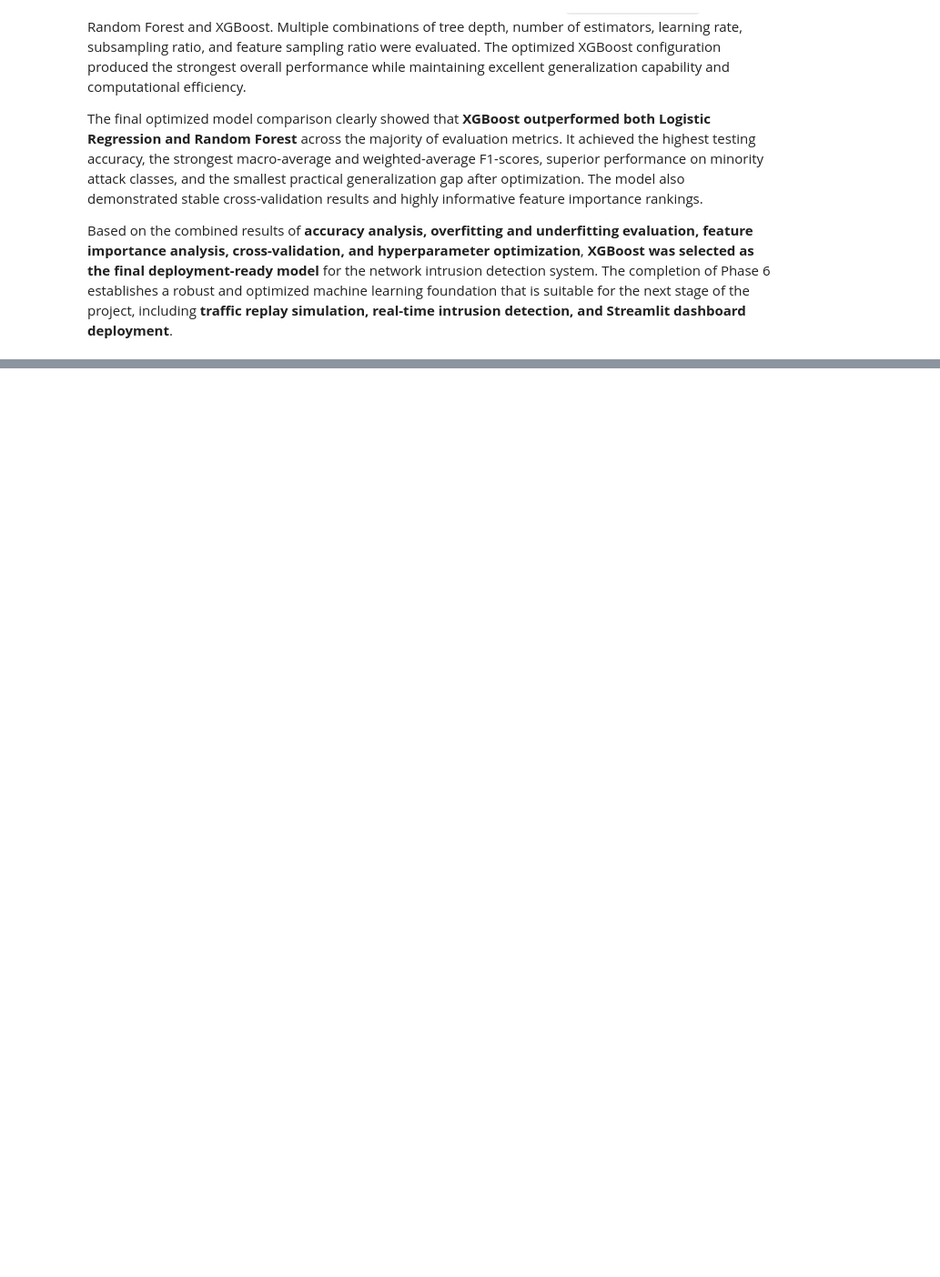
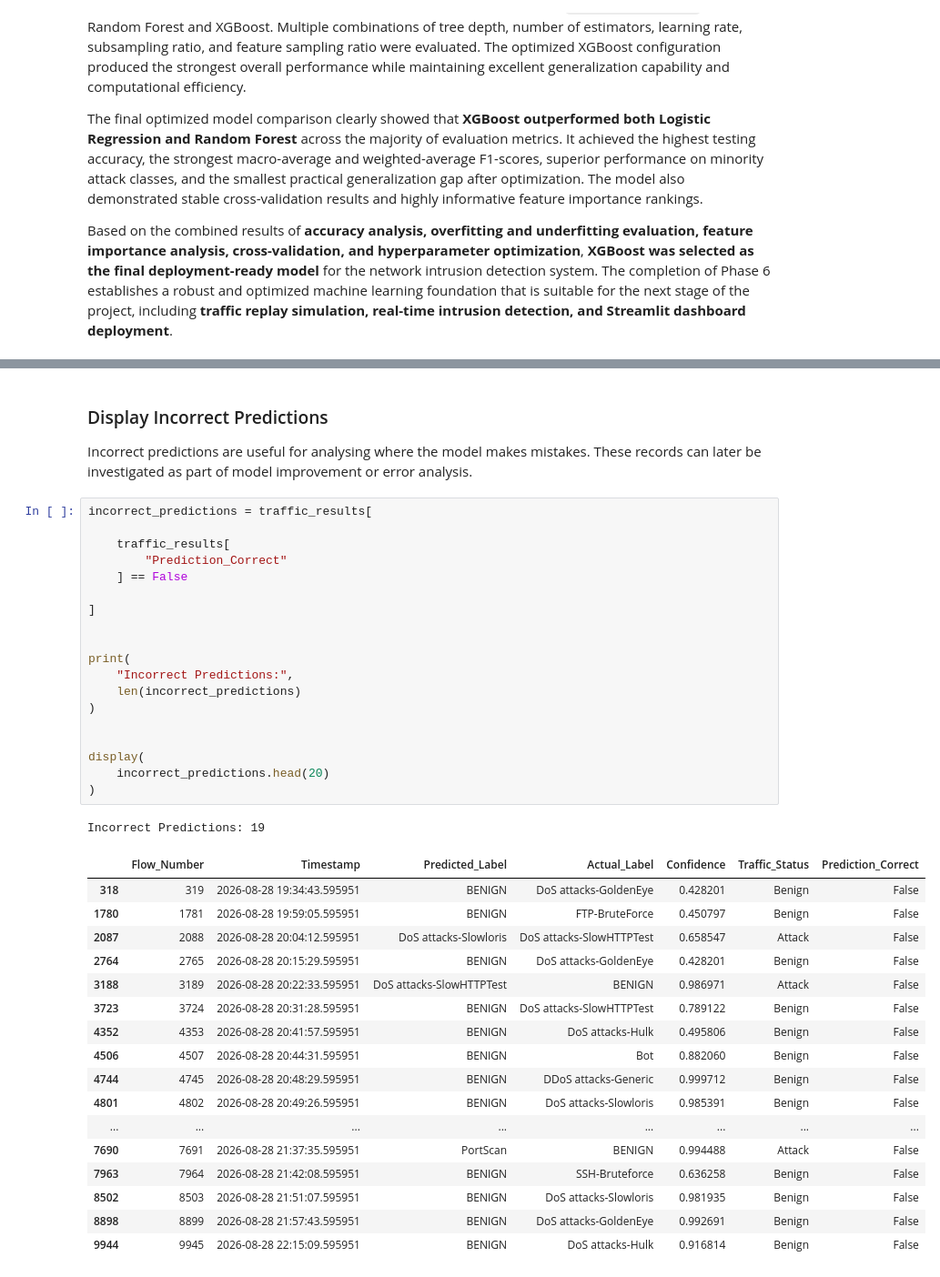
Before and after one commit to rounakghosh345123/network_intrusion_detection_system, a Jupyter notebook: nids_analysis.ipynb, the cells around one changed output, grey strips where cells are left out. Shown at 91% size. Saved outputs shown, nothing was run; the diff lists cells and outputs as text; blank space fills up the shorter version.

```diff
--- a/nids_analysis.ipynb
+++ b/nids_analysis.ipynb
@@ -3568,0 +4578,42 @@ Based on the combined results of **accuracy analysis, overfitting and underfitti
+# %% [markdown]
+### Display Incorrect Predictions
+
+Incorrect predictions are useful for analysing where the model makes mistakes. These records can later be investigated as part of model improvement or error analysis.
+# %%
+incorrect_predictions = traffic_results[
+
+    traffic_results[
+        "Prediction_Correct"
+    ] == False
+
+]
+
+
+print(
+    "Incorrect Predictions:",
+    len(incorrect_predictions)
+)
+
+
+display(
+    incorrect_predictions.head(20)
+)
+# %% [output]
+Incorrect Predictions: 19
+|  | Flow_Number | Timestamp | Predicted_Label | Actual_Label | Confidence | Traffic_Status | Prediction_Correct |
+| 318 | 319 | 2026-08-28 19:34:43.595951 | BENIGN | DoS attacks-GoldenEye | 0.428201 | Benign | False |
+| 1780 | 1781 | 2026-08-28 19:59:05.595951 | BENIGN | FTP-BruteForce | 0.450797 | Benign | False |
+| 2087 | 2088 | 2026-08-28 20:04:12.595951 | DoS attacks-Slowloris | DoS attacks-SlowHTTPTest | 0.658547 | Attack | False |
+| 2764 | 2765 | 2026-08-28 20:15:29.595951 | BENIGN | DoS attacks-GoldenEye | 0.428201 | Benign | False |
+| 3188 | 3189 | 2026-08-28 20:22:33.595951 | DoS attacks-SlowHTTPTest | BENIGN | 0.986971 | Attack | False |
+| 3723 | 3724 | 2026-08-28 20:31:28.595951 | BENIGN | DoS attacks-SlowHTTPTest | 0.789122 | Benign | False |
+| 4352 | 4353 | 2026-08-28 20:41:57.595951 | BENIGN | DoS attacks-Hulk | 0.495806 | Benign | False |
+| 4506 | 4507 | 2026-08-28 20:44:31.595951 | BENIGN | Bot | 0.882060 | Benign | False |
+| 4744 | 4745 | 2026-08-28 20:48:29.595951 | BENIGN | DDoS attacks-Generic | 0.999712 | Benign | False |
+| 4801 | 4802 | 2026-08-28 20:49:26.595951 | BENIGN | DoS attacks-Slowloris | 0.985391 | Benign | False |
+| ... | ... | ... | ... | ... | ... | ... | ... |
+| 7690 | 7691 | 2026-08-28 21:37:35.595951 | PortScan | BENIGN | 0.994488 | Attack | False |
+| 7963 | 7964 | 2026-08-28 21:42:08.595951 | BENIGN | SSH-Bruteforce | 0.636258 | Benign | False |
+| 8502 | 8503 | 2026-08-28 21:51:07.595951 | BENIGN | DoS attacks-Slowloris | 0.981935 | Benign | False |
+| 8898 | 8899 | 2026-08-28 21:57:43.595951 | BENIGN | DoS attacks-GoldenEye | 0.992691 | Benign | False |
+| 9944 | 9945 | 2026-08-28 22:15:09.595951 | BENIGN | DoS attacks-Hulk | 0.916814 | Benign | False |
```
Also changed, not shown: parts of 94 cells of this notebook, 5 other files.
